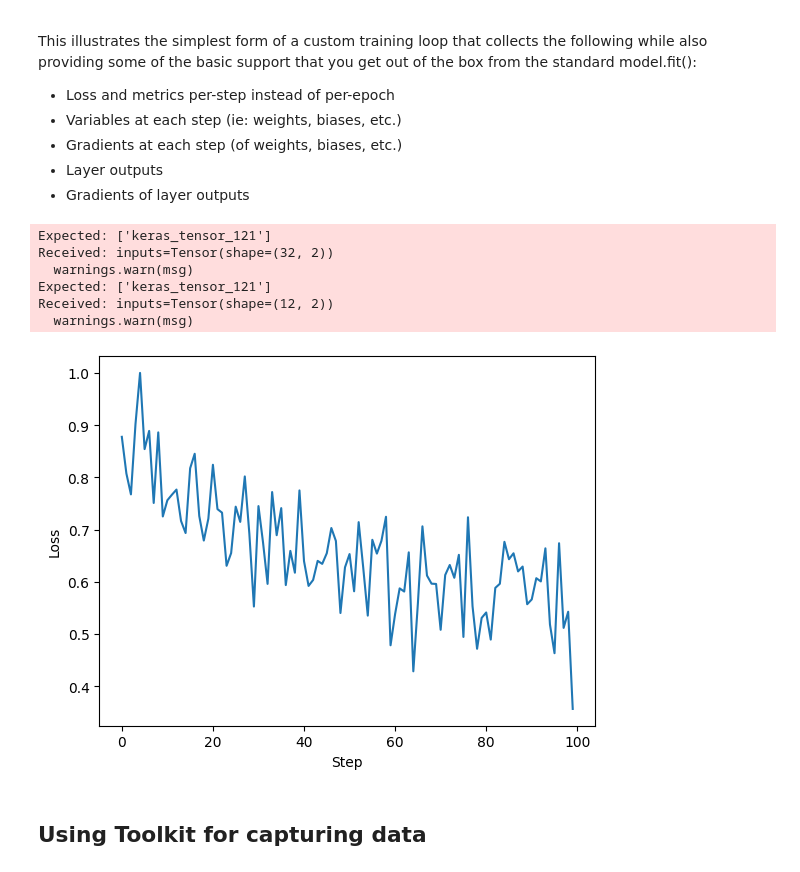
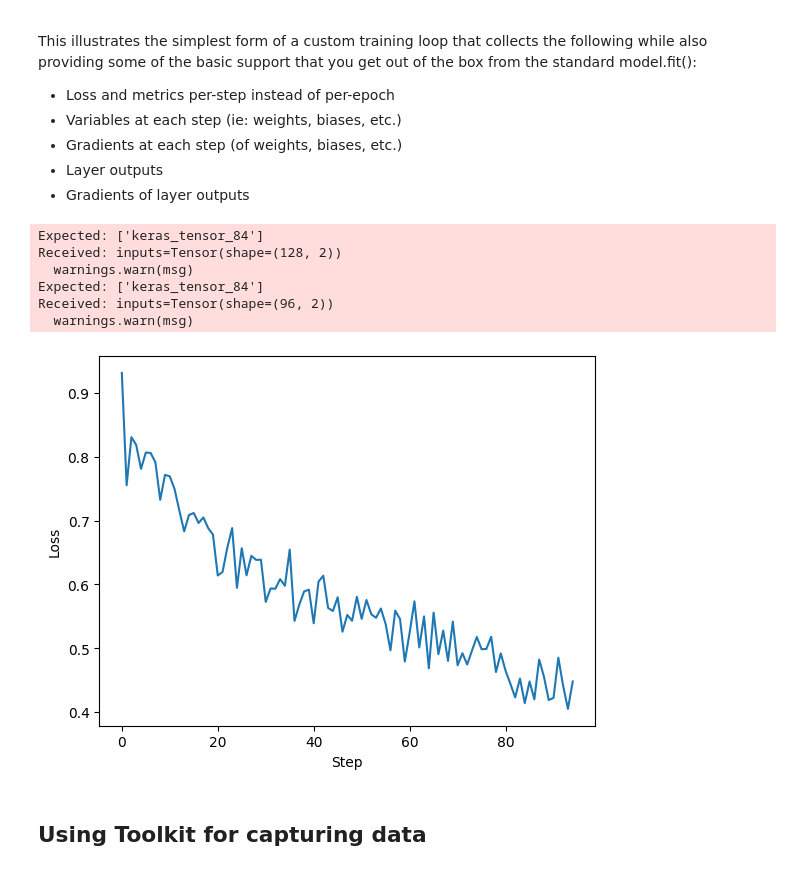
Before and after one commit to malcolmlett/training-instrumentation-toolkit, a Jupyter notebook: doc/blog-202503/better-visualizations.ipynb, the cells around one changed output. Saved outputs shown, nothing was run; the diff lists cells and outputs as text; code cells hidden in the pictures.

```diff
--- a/doc/blog-202503/better-visualizations.ipynb
+++ b/doc/blog-202503/better-visualizations.ipynb
@@ -86,13 +87,12 @@ def binary_classification_model():
   return model
 
 def binary_classification_dataset():
-  np.random.seed(1)
-  train_X, train_Y = sklearn.datasets.make_circles(n_samples=3000, noise=.05)
-  train_X = train_X
-  train_Y = train_Y.reshape((-1, 1))
-  return train_X, train_Y
+  X, Y = sklearn.datasets.make_circles(n_samples=3000, noise=.05)
+  #Y = Y.reshape((-1, 1))
+  train_X, val_X, train_Y, val_Y = sklearn.model_selection.train_test_split(X, Y, test_size=0.2)
+  return train_X, train_Y, val_X, val_Y
 
-train_X, train_Y = binary_classification_dataset()
+train_X, train_Y, _, _ = binary_classification_dataset()
 plt.scatter(train_X[0:600, 0], train_X[0:600, 1], c=train_Y[0:600], s=40, cmap=plt.cm.Spectral);
 plt.show()
 # %% [output]
@@ -119,7 +119,7 @@ def custom_fit(model, train_dataset, epochs, optimizer):
   layer_outputs_history = []
   layer_gradients_history = []
 
-  for epoch in range(epochs):
+  for epoch in tqdm.tqdm(range(epochs)):
     for step, (x_batch_train, y_batch_train) in enumerate(train_dataset):
       with tf.GradientTape() as tape:
         monitoring_outputs = monitoring_model(x_batch_train, training=True)
@@ -129,38 +129,40 @@ def custom_fit(model, train_dataset, epochs, optimizer):
         loss = optimizer.scale_loss(loss)
       all_grads = tape.gradient(loss, model.trainable_weights + layer_outputs)
       trainable_grads = all_grads[:len(model.trainable_variables)]
       output_grads = all_grads[len(model.trainable_variables):]
       optimizer.apply_gradients(zip(trainable_grads, model.trainable_weights))
       metrics = model.compute_metrics(x_batch_train, y_batch_train, y_pred)
 
       loss_history.append(loss)
       metrics_history.append(metrics)
       variables_history.append([tf.identity(v) for v in model.trainable_variables])
       gradients_history.append(trainable_grads)
       layer_outputs_history.append(layer_outputs)
       layer_gradients_history.append(output_grads)
 
   return loss_history, metrics_history, variables_history, gradients_history, layer_outputs_history, layer_gradients_history
 
 # try it out
+tf.keras.utils.set_random_seed(1)
 model = binary_classification_model()
 model.compile(optimizer='adam', loss='binary_crossentropy', metrics=['accuracy', 'mse'])
-train_dataset = tf.data.Dataset.from_tensor_slices((train_X, train_Y)).batch(32)
+train_X, train_Y, _, _ = binary_classification_dataset()
+train_dataset = tf.data.Dataset.from_tensor_slices((train_X, train_Y)).batch(128)
 optimizer = tf.keras.optimizers.Adam(learning_rate=0.001)
 hists = custom_fit(model, train_dataset, 5, optimizer)
 
 # plot loss curve
 plt.plot(hists[0])
 plt.xlabel('Step')
 plt.ylabel('Loss')
 plt.show()
 # %% [output]
-Expected: ['keras_tensor_121']
-Received: inputs=Tensor(shape=(32, 2))
+Expected: ['keras_tensor_84']
+Received: inputs=Tensor(shape=(128, 2))
   warnings.warn(msg)
-Expected: ['keras_tensor_121']
-Received: inputs=Tensor(shape=(12, 2))
+Expected: ['keras_tensor_84']
+Received: inputs=Tensor(shape=(96, 2))
   warnings.warn(msg)
-[figure, old version]
+[figure, new version]
 # %% [markdown]
 ## Using Toolkit for capturing data
```
Also changed, not shown: parts of 32 cells of this notebook.
